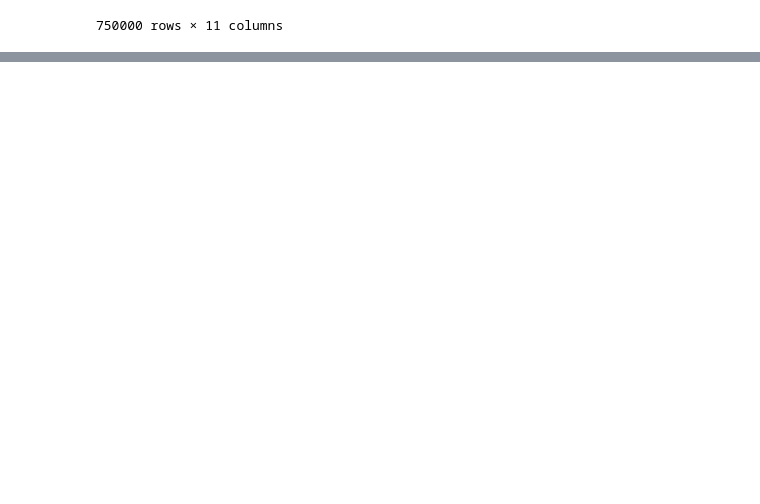
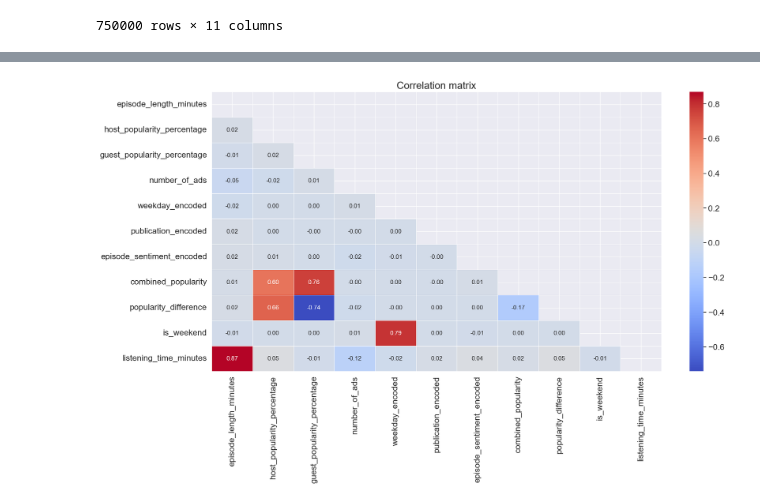
Before and after one commit to v4nui/Podcast_listening_time_prediction, a Jupyter notebook: feature_engineering.ipynb, the cells around one changed output, grey strips where cells are left out. Saved outputs shown, nothing was run; the diff lists cells and outputs as text; code cells hidden in the pictures; blank space fills up the shorter version.

```diff
--- a/feature_engineering.ipynb
+++ b/feature_engineering.ipynb
@@ -227,3 +227,9 @@ train
 | 749998 | 108.98 | 45.39 | 93.27 | 0.0 | 4 | ... |
 | 749999 | 24.10 | 22.45 | 36.72 | 0.0 | 6 | ... |
 750000 rows × 11 columns
+# %%
+target_placeholder = train.pop('listening_time_minutes')
+
+train['listening_time_minutes'] = target_placeholder
+
+train
@@ -229,0 +250,15 @@ train
+# %%
+num_corr = round(train.corr(), 2)
+
+# Correlation Matrix-Heatmap Plot
+mask = np.zeros_like(num_corr)
+mask[np.triu_indices_from(mask)] = True # optional, to hide repeat half of the matrix
+
+f, ax = plt.subplots(figsize=(20, 10))
+sns.set_theme(font_scale=1.5) # increase font size
+
+ax = sns.heatmap(num_corr, mask=mask, annot=True, annot_kws={"size": 12}, linewidths=.5, cmap="coolwarm", fmt=".2f", ax=ax) # round to 2 decimal places
+ax.set_title("Correlation matrix", fontsize=20) # add title
+plt.show()
+# %% [output]
+[figure, added]
```
Also changed, not shown: parts of 10 cells of this notebook.
